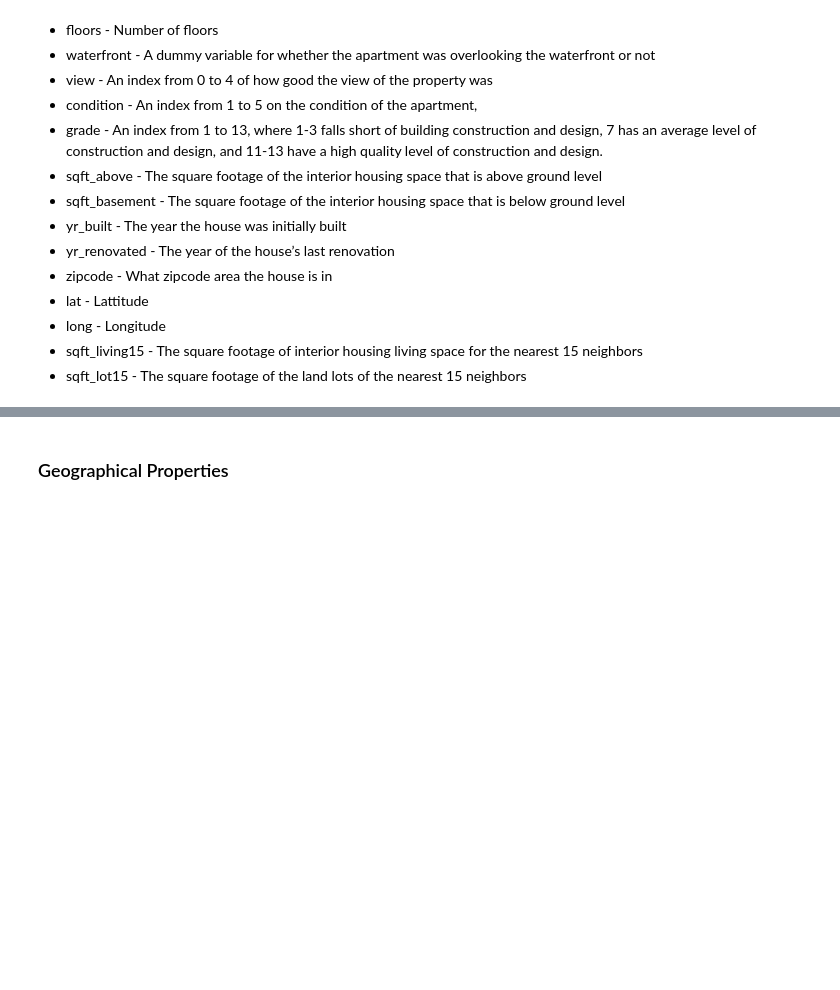
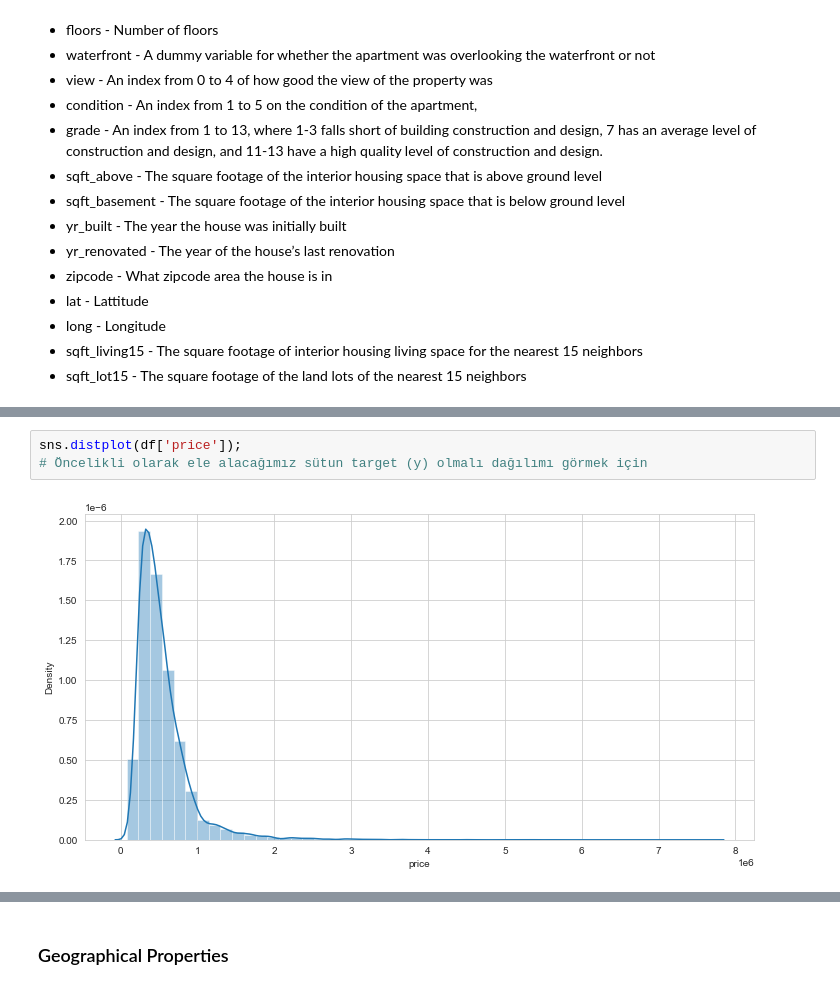
Before and after one commit to Ertugrul-Kurubal/Deep-Learning, a Jupyter notebook: In Class/2-Keras Regression KC House Data In Class 4.ipynb, the cells around one changed output, grey strips where cells are left out. Cells and saved outputs as stored; diff of their text form; blank space fills up the shorter version.

```diff
--- a/In Class/2-Keras Regression KC House Data In Class 4.ipynb
+++ b/In Class/2-Keras Regression KC House Data In Class 4.ipynb
@@ -102,0 +147,5 @@ https://www.kaggle.com/harlfoxem/housesalesprediction
+# %%
+sns.distplot(df['price']);
+# Öncelikli olarak ele alacağımız sütun target (y) olmalı dağılımı görmek için
+# %% [output]
+[figure, added]
```
Also changed, not shown: parts of 5 cells of this notebook, 1 other file.
